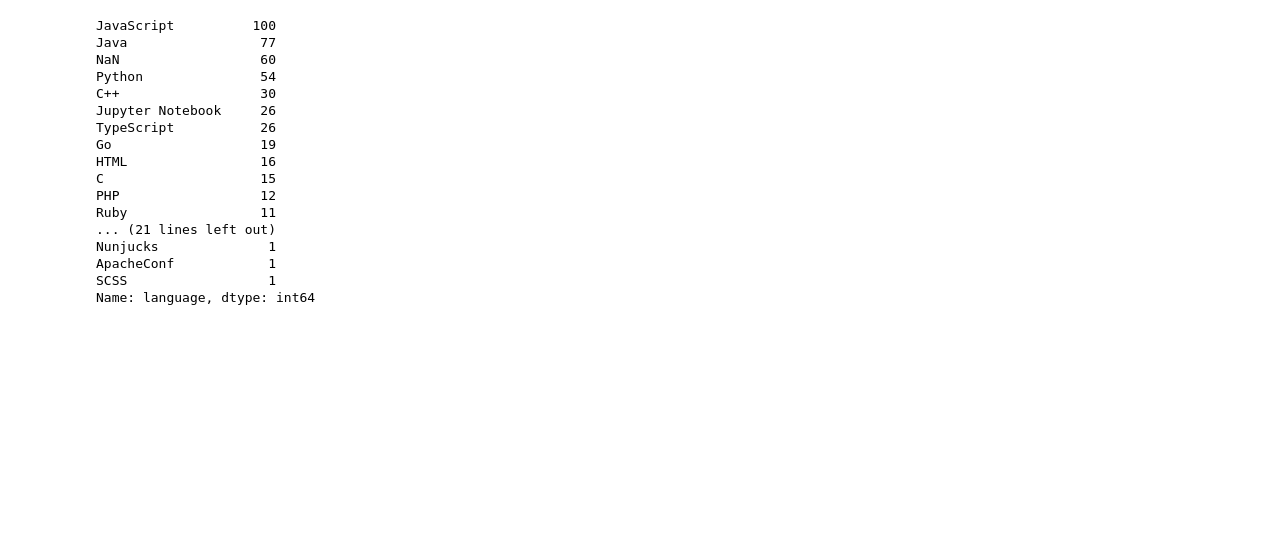
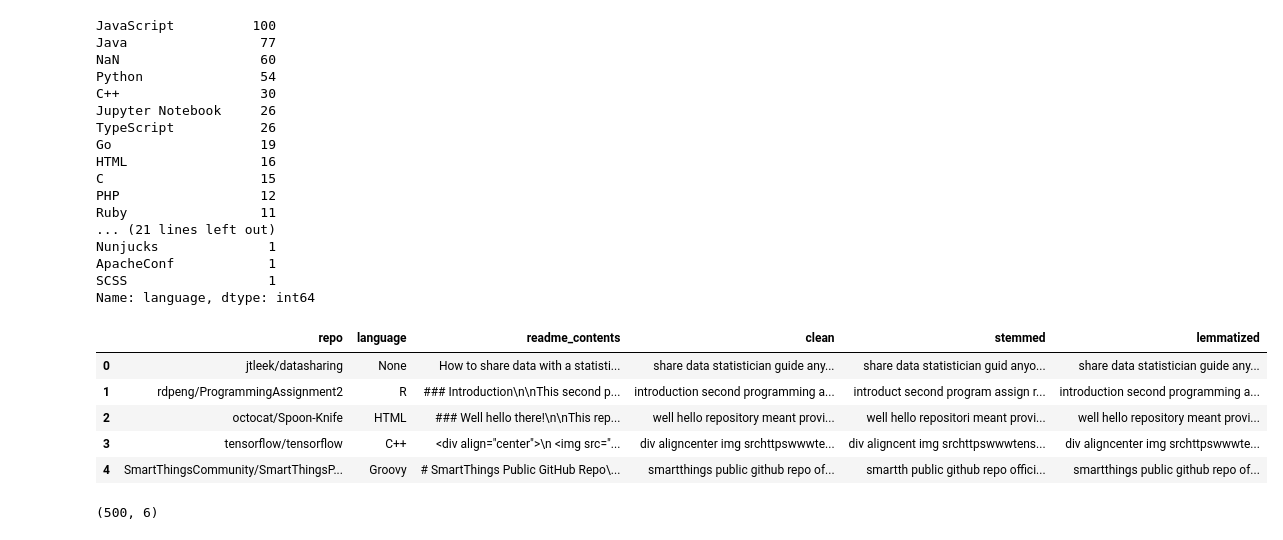
Before and after one commit to team-nlp-project/team-nlp-project, a Jupyter notebook: scratch_adam.ipynb, the cells around one changed output. Drawn from its saved outputs; the diff is of its cells as text; code cells hidden in the pictures; blank space fills up the shorter version.

Commit message:
prep finished

```diff
--- a/scratch_adam.ipynb
+++ b/scratch_adam.ipynb
@@ -342,4 +342,17 @@ ApacheConf            1
 SCSS                  1
 Name: language, dtype: int64
 # %%
-p.prep_nlp(df, original_text_col='readme_contents')
+df = p.prep_nlp(df, original_text_col='readme_contents')
+# %%
+df.head()
+# %% [output]
+|  | repo | language | readme_contents | clean | stemmed | lemmatized |
+| 0 | jtleek/datasharing | None | How to share data with a statisti... | share data statistician guide any... | share data statistician guid anyo... | share data statistician guide any... |
+| 1 | rdpeng/ProgrammingAssignment2 | R | ### Introduction\n\nThis second p... | introduction second programming a... | introduct second program assign r... | introduction second programming a... |
+| 2 | octocat/Spoon-Knife | HTML | ### Well hello there!\n\nThis rep... | well hello repository meant provi... | well hello repositori meant provi... | well hello repository meant provi... |
+| 3 | tensorflow/tensorflow | C++ | <div align="center">\n <img src="... | div aligncenter img srchttpswwwte... | div aligncent img srchttpswwwtens... | div aligncenter img srchttpswwwte... |
+| 4 | SmartThingsCommunity/SmartThingsP... | Groovy | # SmartThings Public GitHub Repo\... | smartthings public github repo of... | smartth public github repo offici... | smartthings public github repo of... |
+# %%
+df.shape
+# %% [output]
+(500, 6)
```
